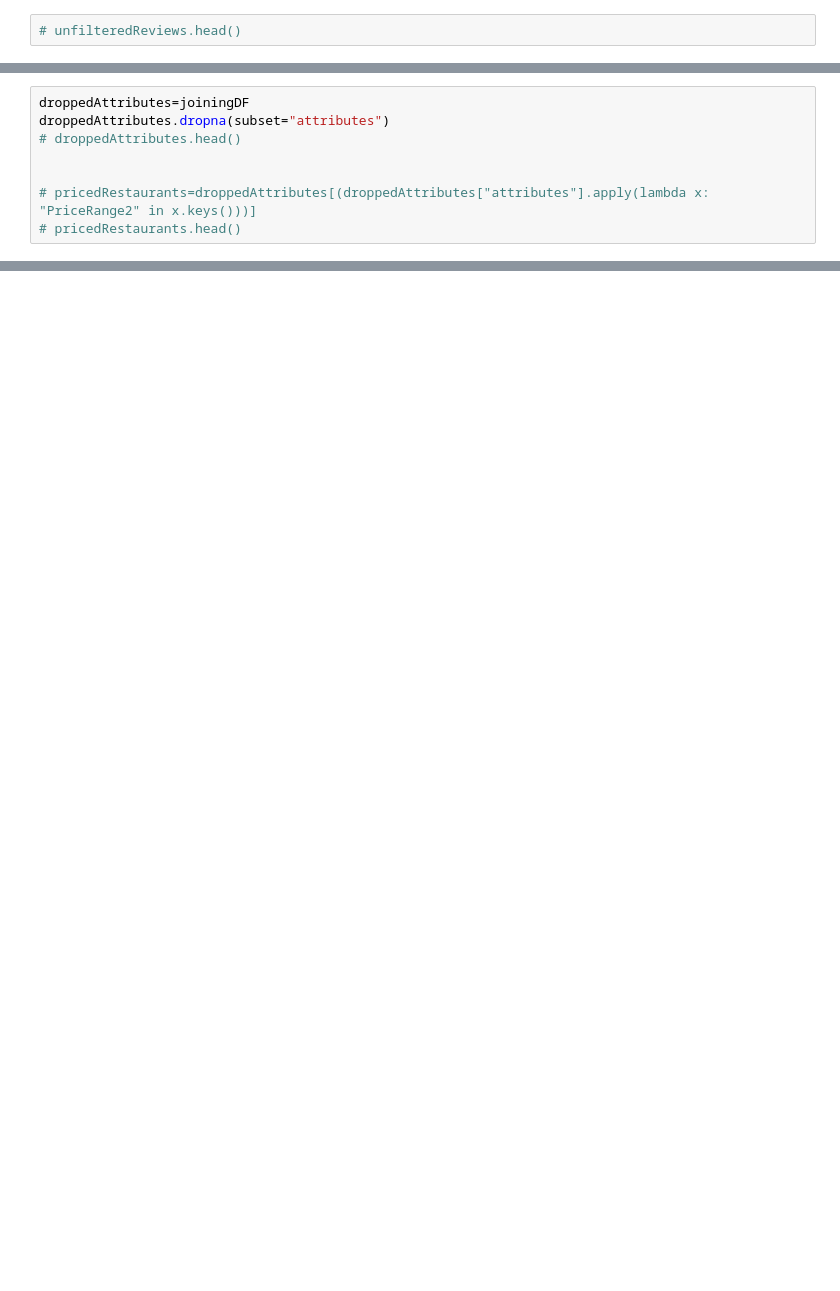
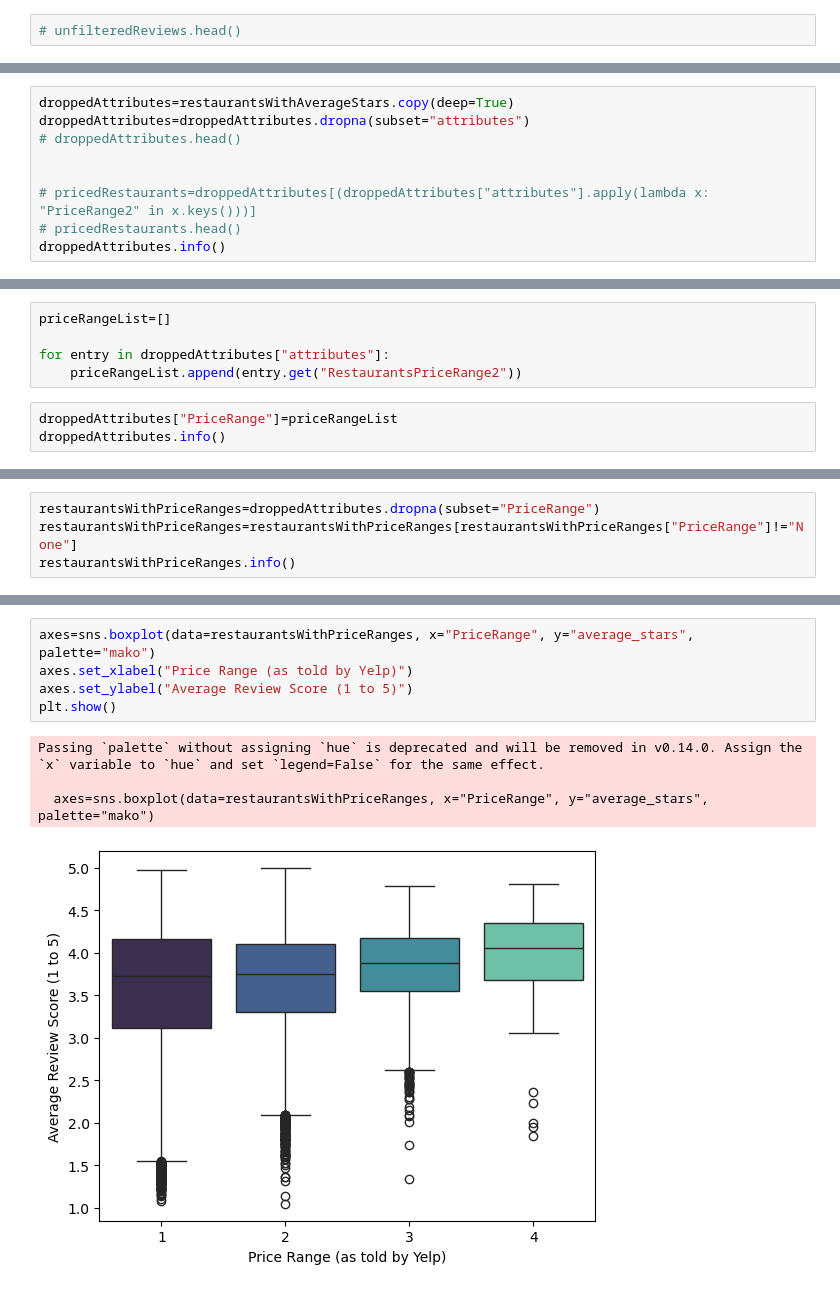
Before and after one commit to uic-cs418/group-project-better-late-than-never, a Jupyter notebook: InitialExploration.ipynb, the cells around one changed output, grey strips where cells are left out. Drawn from its saved outputs; the diff is of its cells as text; blank space fills up the shorter version.

```diff
--- a/InitialExploration.ipynb
+++ b/InitialExploration.ipynb
@@ -49,10 +57,11 @@ joiningDF.head()
 | 3 | ROeacJQwBeh05Rqg7F6TCg | BAP | 1224 South St | Philadelphia | PA | 19147 | 39.943223 | -75.162568 | 4.5 | ... |
 | 4 | WKMJwqnfZKsAae75RMP6jA | Roast Coffeehouse and Wine Bar | 10359 104 Street NW | Edmonton | AB | T5J 1B9 | 53.546045 | -113.499169 | 4.0 | ... |
 # %%
-droppedAttributes=joiningDF
-droppedAttributes.dropna(subset="attributes")
+droppedAttributes=restaurantsWithAverageStars.copy(deep=True)
+droppedAttributes=droppedAttributes.dropna(subset="attributes")
 # droppedAttributes.head()
 
 
 # pricedRestaurants=droppedAttributes[(droppedAttributes["attributes"].apply(lambda x: "PriceRange2" in x.keys()))]
 # pricedRestaurants.head()
+droppedAttributes.info()
@@ -58,0 +86,8 @@ droppedAttributes.dropna(subset="attributes")
+# %%
+priceRangeList=[]
+
+for entry in droppedAttributes["attributes"]:
+    priceRangeList.append(entry.get("RestaurantsPriceRange2"))
+# %%
+droppedAttributes["PriceRange"]=priceRangeList
+droppedAttributes.info()
@@ -58,0 +112,4 @@ droppedAttributes.dropna(subset="attributes")
+# %%
+restaurantsWithPriceRanges=droppedAttributes.dropna(subset="PriceRange")
+restaurantsWithPriceRanges=restaurantsWithPriceRanges[restaurantsWithPriceRanges["PriceRange"]!="None"]
+restaurantsWithPriceRanges.info()
@@ -58,0 +134,10 @@ droppedAttributes.dropna(subset="attributes")
+# %%
+axes=sns.boxplot(data=restaurantsWithPriceRanges, x="PriceRange", y="average_stars", palette="mako")
+axes.set_xlabel("Price Range (as told by Yelp)")
+axes.set_ylabel("Average Review Score (1 to 5)")
+plt.show()
+# %% [output]
+Passing `palette` without assigning `hue` is deprecated and will be removed in v0.14.0. Assign the `x` variable to `hue` and set `legend=False` for the same effect.
+
+  axes=sns.boxplot(data=restaurantsWithPriceRanges, x="PriceRange", y="average_stars", palette="mako")
+[figure, added]
```
Also changed, not shown: parts of 12 cells of this notebook, 2 other files.
